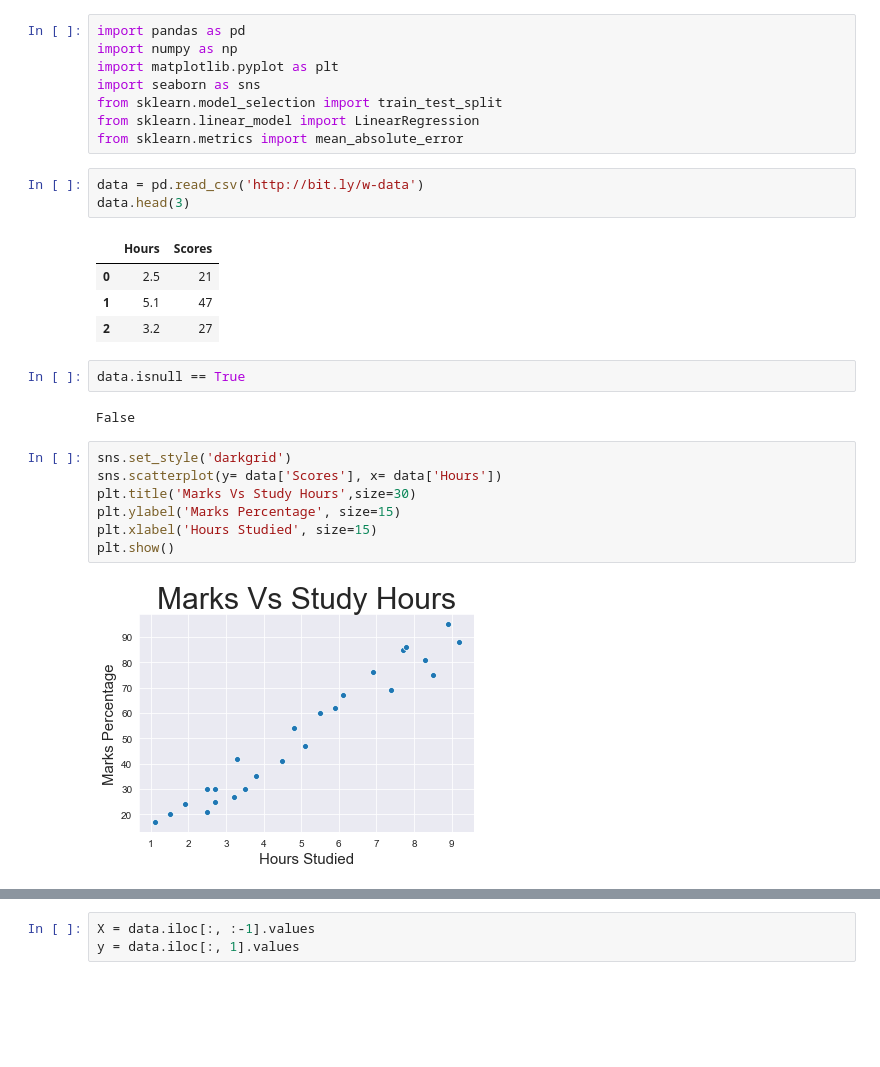
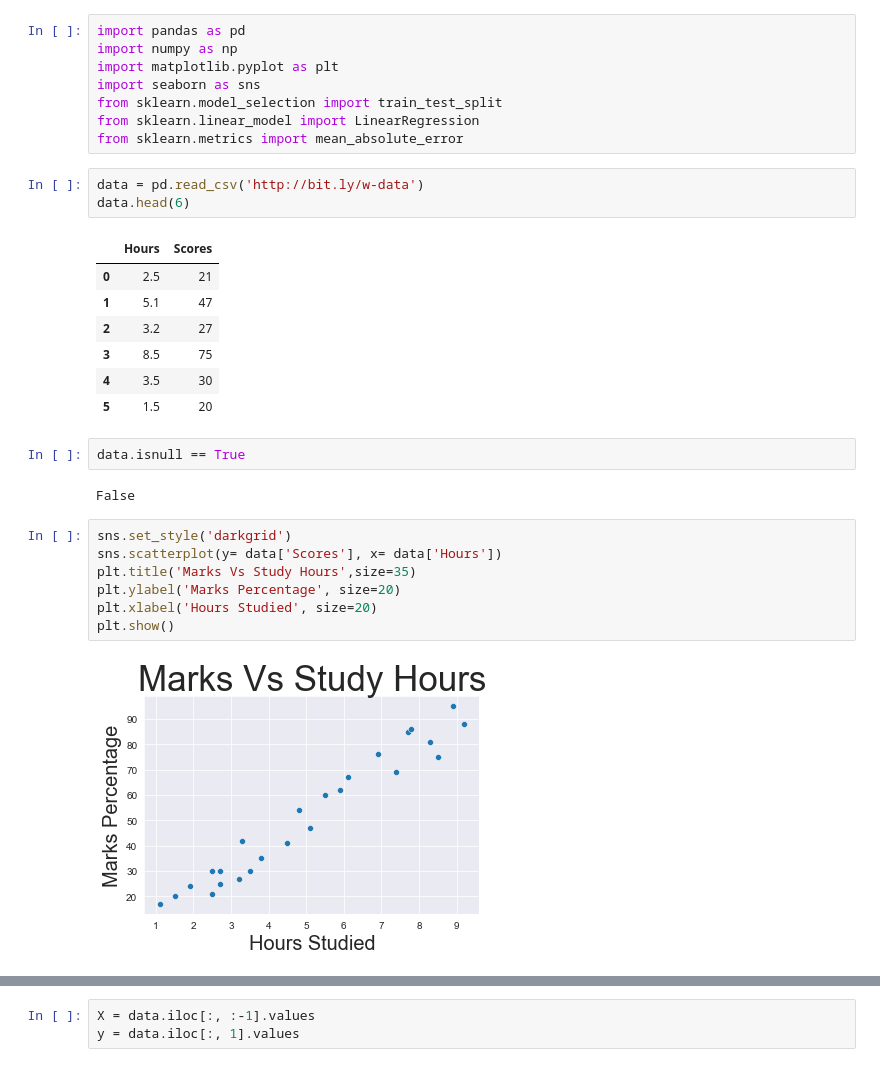
Before and after one commit to Jugal-Prajapati-2505/Internship_Spark, a Jupyter notebook: spark_task1.ipynb, the cells around one changed output, grey strips where cells are left out. Cells and saved outputs as stored; diff of their text form; blank space fills up the shorter version.

```diff
--- a/spark_task1.ipynb
+++ b/spark_task1.ipynb
@@ -8,12 +8,15 @@ from sklearn.linear_model import LinearRegression
 from sklearn.metrics import mean_absolute_error
 # %%
 data = pd.read_csv('http://bit.ly/w-data')
-data.head(3)
+data.head(6)
 # %% [output]
 |  | Hours | Scores |
 | 0 | 2.5 | 21 |
 | 1 | 5.1 | 47 |
 | 2 | 3.2 | 27 |
+| 3 | 8.5 | 75 |
+| 4 | 3.5 | 30 |
+| 5 | 1.5 | 20 |
 # %%
 data.isnull == True
 # %% [output]
@@ -21,11 +24,11 @@ False
 # %%
 sns.set_style('darkgrid')
 sns.scatterplot(y= data['Scores'], x= data['Hours'])
-plt.title('Marks Vs Study Hours',size=30)
-plt.ylabel('Marks Percentage', size=15)
-plt.xlabel('Hours Studied', size=15)
+plt.title('Marks Vs Study Hours',size=35)
+plt.ylabel('Marks Percentage', size=20)
+plt.xlabel('Hours Studied', size=20)
 plt.show()
 # %% [output]
-[figure, old version]
+[figure, new version]
 # %%
 sns.regplot(x= data['Hours'], y= data['Scores'])
```
Also changed, not shown: parts of 2 cells of this notebook.
